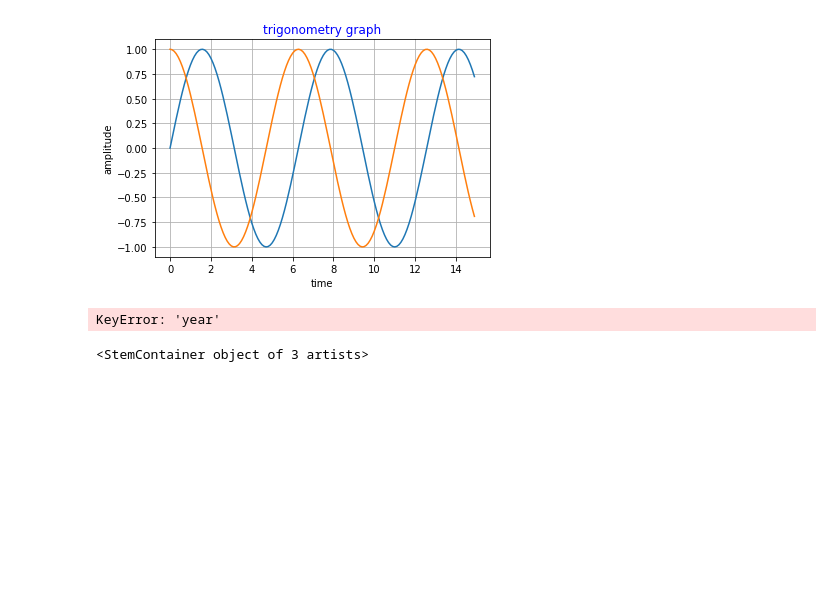
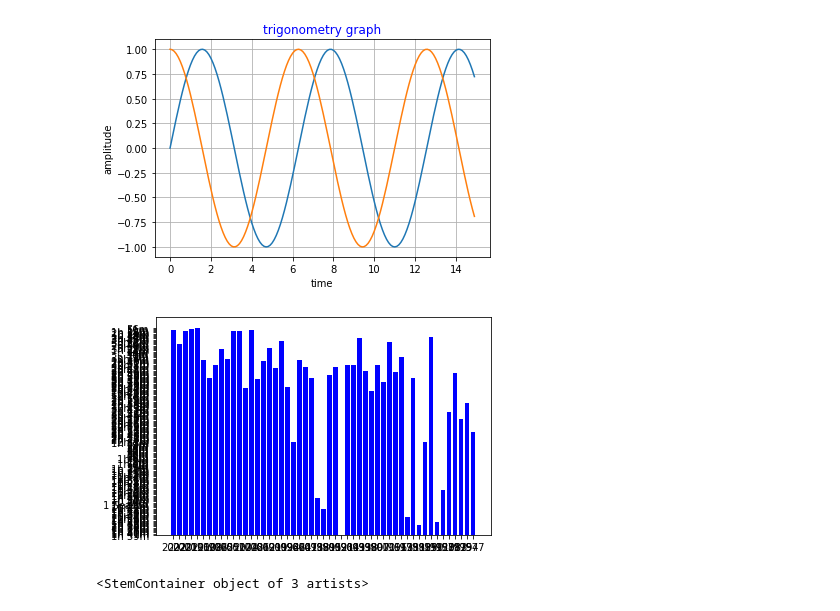
Before and after one commit to PushpavatiMyageri/PythonProgramming, a Jupyter notebook: Assignment_folder/module_3/Statistics_module.ipynb, the cells around one changed output. Drawn from its saved outputs; the diff is of its cells as text; code cells hidden in the pictures; blank space fills up the shorter version.

```diff
--- a/Assignment_folder/module_3/mean.ipynb
+++ b/Assignment_folder/module_3/Statistics_module.ipynb
@@ -159,23 +159,23 @@ plt.show()
 # %%
 import csv
 import matplotlib.pyplot as plt
 
 
 x=[]
 y=[]
 
 with open('C:/Users/User/Desktop/netflix.csv', mode='r') as csvfile:
     csvfile=csv.DictReader(csvfile, delimiter = ',')
 
     for row in csvfile:
 
-        x.append(row['year'])
-        y.append(row['duration'])
+        x.append(row['Year'])
+        y.append(row['Duration'])
 
 plt.bar(x,y,color='b')
 plt.show()
 # %% [output]
-KeyError: 'year'
+[figure, added]
 # %%
 import numpy as np
 import scipy as sp
```
Also changed, not shown: parts of 5 cells of this notebook.
